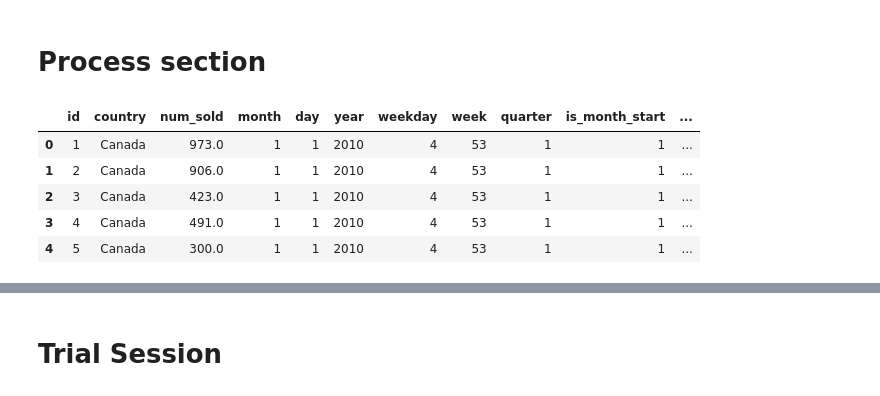
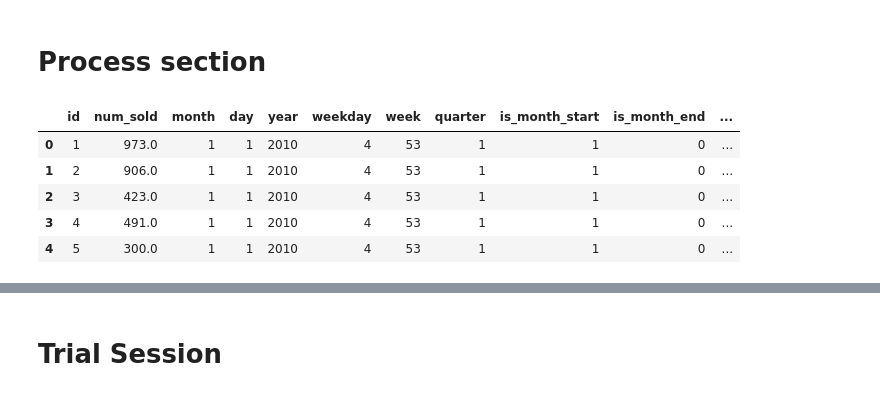
Before and after one commit to YHTR0257/forecasting_sticker_sales, a Jupyter notebook: notebooks/001.ipynb, the cells around one changed output, grey strips where cells are left out. Cells and saved outputs as stored; diff of their text form; code cells hidden in the pictures.

```diff
--- a/notebooks/001.ipynb
+++ b/notebooks/001.ipynb
@@ -12,7 +14,6 @@ nb_name = '001'
 # %% [markdown]
 # Process section
 # %%
-
 def feature_engineering(df, **kwargs):
     """
     Feature Engineering
@@ -37,78 +38,66 @@ def feature_engineering(df, **kwargs):
         _prodf['is_year_start'] = _prodf['date'].dt.is_year_start
         _prodf['is_year_end'] = _prodf['date'].dt.is_year_end
         #True:1, False:0 TODO: Apply one hot encoding
         _prodf['is_month_start'] = _prodf['is_month_start'].astype(int)
         _prodf['is_month_end'] = _prodf['is_month_end'].astype(int)
         _prodf['is_quarter_start'] = _prodf['is_quarter_start'].astype(int)
         _prodf['is_quarter_end'] = _prodf['is_quarter_end'].astype(int)
         _prodf['is_year_start'] = _prodf['is_year_start'].astype(int)
         _prodf['is_year_end'] = _prodf['is_year_end'].astype(int)
         _prodf['is_weekend'] = _prodf['weekday'].apply(lambda x: 1 if x >= 5 else 0)
         _prodf['is_weekday'] = _prodf['weekday'].apply(lambda x: 1 if x < 5 else 0)
         return _prodf
+
+    def _fill_nan_with_10day_mean(_df_with_nan, _df_without_nan):
+        _10day_mean_df = pd.DataFrame(_df_without_nan['num_sold'].resample('10D').mean())
+        for idx in _10day_mean_df.index:
+            mask = (_df_with_nan.index >= idx) & (_df_with_nan.index <= idx + relativedelta(days=10))
+            _df_with_nan.loc[mask, 'num_sold'] = _10day_mean_df.loc[idx, 'num_sold']
+        return _df_with_nan
     has_nan = df.isna().any(axis=1)
     _df_with_nan = df[has_nan]
     _df_with_nan = _df_with_nan.copy()
-    df = df[~has_nan]
-    _df = df.copy()
+    _df_without_nan = df[~has_nan].copy()
     _df = _fill_params(_df)
-    _10day_mean_df = pd.DataFrame(_df['num_sold'].resample('10D').mean())
-    for idx in _10day_mean_df.index:
-        mask = (_df_with_nan.index >= idx) & (_df_with_nan.index <= idx + relativedelta(days=10))
-        _df_with_nan.loc[mask, 'num_sold'] = _10day_mean_df.loc[idx, 'num_sold']
-    _df_with_nan = _fill_params(_df_with_nan)
-    _df = pd.concat([_df, _df_with_nan], axis=0)
-    _intervals = kwargs.get('intervals', ['D', '10D', 'W', 'ME', 'YE'])
-    _intervals = {'10day': ['10D', 10], 'week': ['W', 7], 'month': ['ME', 30], 'year': ['YE', 365]}
-    for key, value in _intervals.items():
-        _processed_df1 = pd.DataFrame(_df['num_sold'].resample(value[0]).mean())
-        _processed_df1.rename(columns={'num_sold': f'num_sold_{key}_mean'}, inplace=True)
-        _processed_df2 = pd.DataFrame(_df['num_sold'].resample(value[0]).sum())
-        _processed_df2.rename(columns={'num_sold': f'num_sold_{key}_sum'}, inplace=True)
-        _processed_df3 = pd.DataFrame(_df['num_sold'].resample(value[0]).std())
-        _processed_df3.rename(columns={'num_sold': f'num_sold_{key}_std'}, inplace=True)
-        _processed_df4 = pd.DataFrame(_df['num_sold'].resample(value[0]).max())
-        _processed_df4.rename(columns={'num_sold': f'num_sold_{key}_max'}, inplace=True)
-        _processed_df5 = pd.DataFrame(_df['num_sold'].resample(value[0]).min())
-        _processed_df5.rename(columns={'num_sold': f'num_sold_{key}_min'}, inplace=True)
-        _processed_df = pd.concat([_processed_df1, _processed_df2, _processed_df3, _processed_df4, _processed_df5], axis=1)
-        _processed_df['to_dt'] = _processed_df.index
-        for idx in _processed_df.index:
-            if idx == _processed_df.index[0]:
-                _df.loc[idx, f'num_sold_{key}_mean'] = _processed_df.loc[idx, f'num_sold_{key}_mean']
-            _processed_df.loc[idx, 'from_dt'] = _processed_df.loc[idx, 'to_dt'] - relativedelta(days=value[1])
-            mask = (_df.index >= _processed_df.loc[idx, 'from_dt']) & (_df.index <= _processed_df.loc[idx, 'to_dt'])
-            _df.loc[mask, f'num_sold_{key}_mean'] = _processed_df.loc[idx, f'num_sold_{key}_mean']
-            _df.loc[mask, f'num_sold_{key}_sum'] = _processed_df.loc[idx, f'num_sold_{key}_sum']
-            _df.loc[mask, f'num_sold_{key}_std'] = _processed_df.loc[idx, f'num_sold_{key}_std']
-            _df.loc[mask, f'num_sold_{key}_max'] = _processed_df.loc[idx, f'num_sold_{key}_max']
-            _df.loc[mask, f'num_sold_{key}_min'] = _processed_df.loc[idx, f'num_sold_{key}_min']
-    _df.reset_index(drop=True, inplace=True)
-    _df.drop('date', axis=1, inplace=True)
+    _df_filled = _fill_nan_with_10day_mean(_df_with_nan, _df_without_nan)
+    _df_filled = _fill_params(_df_filled)
+    _df = pd.concat([_df_without_nan, _df_filled], axis=0)
+    _df = _df.sort_index()
+
     # label encoding
-    for _col in ['store', 'product']:
+    for _col in ['store', 'product', 'country']:
         _enc = OneHotEncoder(sparse_output=False)
         _enc.fit(_df[_col].values.reshape(-1, 1))
         _df_enc_arr = _enc.transform(_df[_col].values.reshape(-1, 1))
         _df_enc = pd.DataFrame(_df_enc_arr, columns=_enc.categories_)
         _df_enc.index = _df.index
         _df = pd.concat([_df, _df_enc], axis=1)
         _df.drop(_col, axis=1, inplace=True)
 
+    # All columns are numeric
+    for _col in _df.columns:
+        if _df[_col].dtype == 'object':
+            _df[_col] = _df[_col].astype(float)
+        elif _df[_col].dtype == 'bool':
+            _df[_col] = _df[_col].astype(int)
+        elif _df[_col].dtype == 'datetime64[ns]':
+            _df[_col] = _df[_col].astype(int)
+        if type(_col) == tuple:
+            _df.rename(columns={_col: str(_col[0])}, inplace=True)
     return _df
 
 data_path = '../datas/train.csv'
 
-test_df = pd.read_csv(data_path, parse_dates=True, index_col='date')
-modified_test_df = feature_engineering(test_df)
-display(modified_test_df.head())
+train_df = pd.read_csv(data_path, parse_dates=True, index_col='date')
+modified_train_df = feature_engineering(train_df)
+display(modified_train_df.head())
 # %% [output]
-|  | id | country | num_sold | month | day | year | weekday | week | quarter | is_month_start | ... |
-| 0 | 1 | Canada | 973.0 | 1 | 1 | 2010 | 4 | 53 | 1 | 1 | ... |
-| 1 | 2 | Canada | 906.0 | 1 | 1 | 2010 | 4 | 53 | 1 | 1 | ... |
-| 2 | 3 | Canada | 423.0 | 1 | 1 | 2010 | 4 | 53 | 1 | 1 | ... |
-| 3 | 4 | Canada | 491.0 | 1 | 1 | 2010 | 4 | 53 | 1 | 1 | ... |
-| 4 | 5 | Canada | 300.0 | 1 | 1 | 2010 | 4 | 53 | 1 | 1 | ... |
+|  | id | num_sold | month | day | year | weekday | week | quarter | is_month_start | is_month_end | ... |
+| 0 | 1 | 973.0 | 1 | 1 | 2010 | 4 | 53 | 1 | 1 | 0 | ... |
+| 1 | 2 | 906.0 | 1 | 1 | 2010 | 4 | 53 | 1 | 1 | 0 | ... |
+| 2 | 3 | 423.0 | 1 | 1 | 2010 | 4 | 53 | 1 | 1 | 0 | ... |
+| 3 | 4 | 491.0 | 1 | 1 | 2010 | 4 | 53 | 1 | 1 | 0 | ... |
+| 4 | 5 | 300.0 | 1 | 1 | 2010 | 4 | 53 | 1 | 1 | 0 | ... |
 # %%
 # Nan check
 with open(f'../docs/{nb_name}_nan_check.txt', 'w') as f:
```
Also changed, not shown: parts of 7 cells of this notebook, 4 other files.
